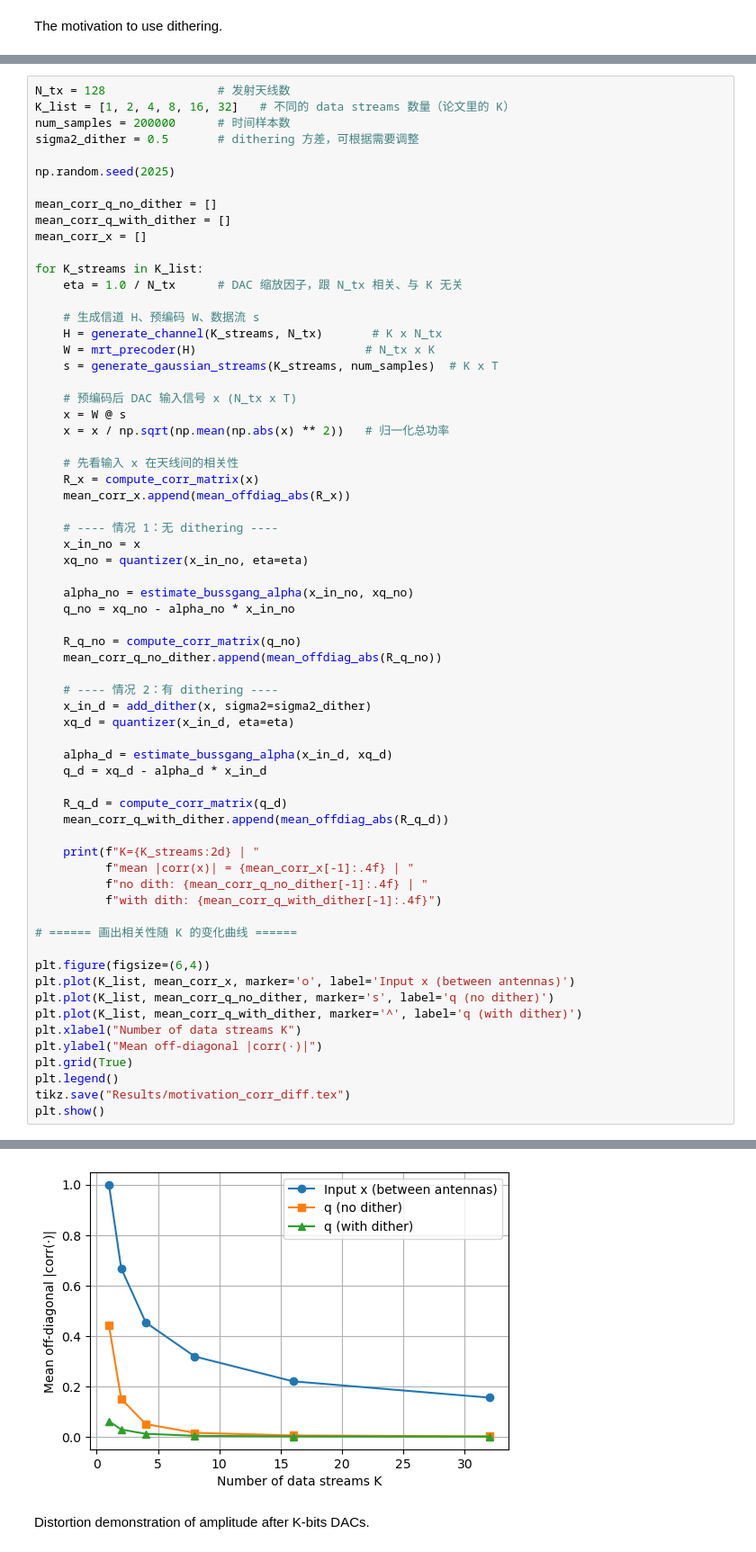
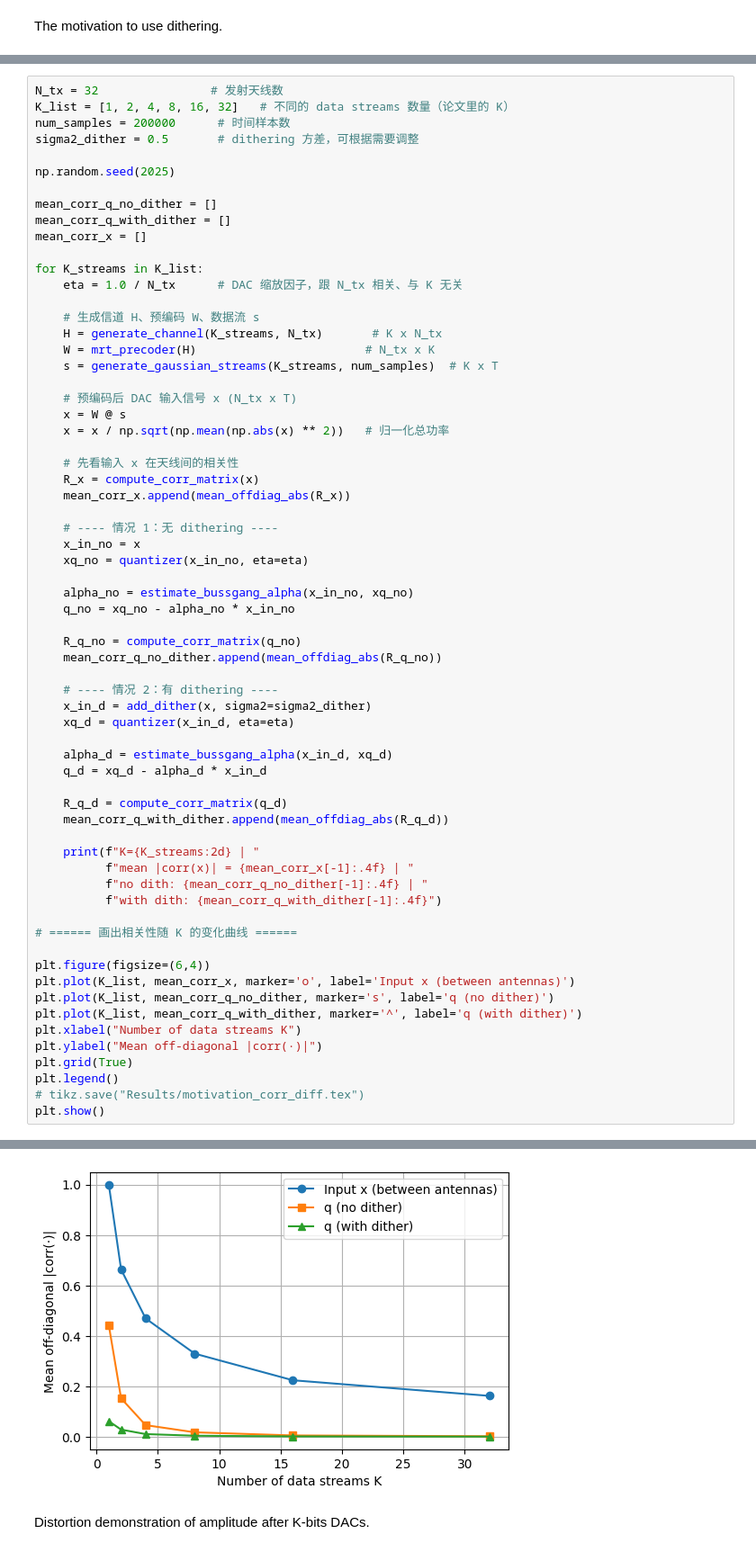
Before and after one commit to Agata872/Low_signal_resolution_extended, a Jupyter notebook: Motivation/motivation.ipynb, the cells around one changed output, grey strips where cells are left out. Shown at 90% size. Saved outputs shown, nothing was run; the diff lists cells and outputs as text.

```diff
--- a/Motivation/motivation.ipynb
+++ b/Motivation/motivation.ipynb
@@ -109,7 +109,7 @@ def add_dither(x, sigma2):
 
     return x + d
 # %%
-N_tx = 128                # 发射天线数
+N_tx = 32                # 发射天线数
 K_list = [1, 2, 4, 8, 16, 32]   # 不同的 data streams 数量（论文里的 K）
 num_samples = 200000      # 时间样本数
 sigma2_dither = 0.5       # dithering 方差，可根据需要调整
@@ -171,6 +171,6 @@ plt.xlabel("Number of data streams K")
 plt.ylabel("Mean off-diagonal |corr(·)|")
 plt.grid(True)
 plt.legend()
-tikz.save("Results/motivation_corr_diff.tex")
+# tikz.save("Results/motivation_corr_diff.tex")
 plt.show()
 # %% [output]
@@ -183,4 +183,4 @@ K=32 | mean |corr(x)| = 0.1564 | no dith: 0.0032 | with dith: 0.0021
-[figure, old version]
+[figure, new version]
 # %% [markdown]
 Distortion demonstration of amplitude after K-bits DACs.
 # %%
```
Also changed, not shown: parts of 2 cells of this notebook, 1 other file.
